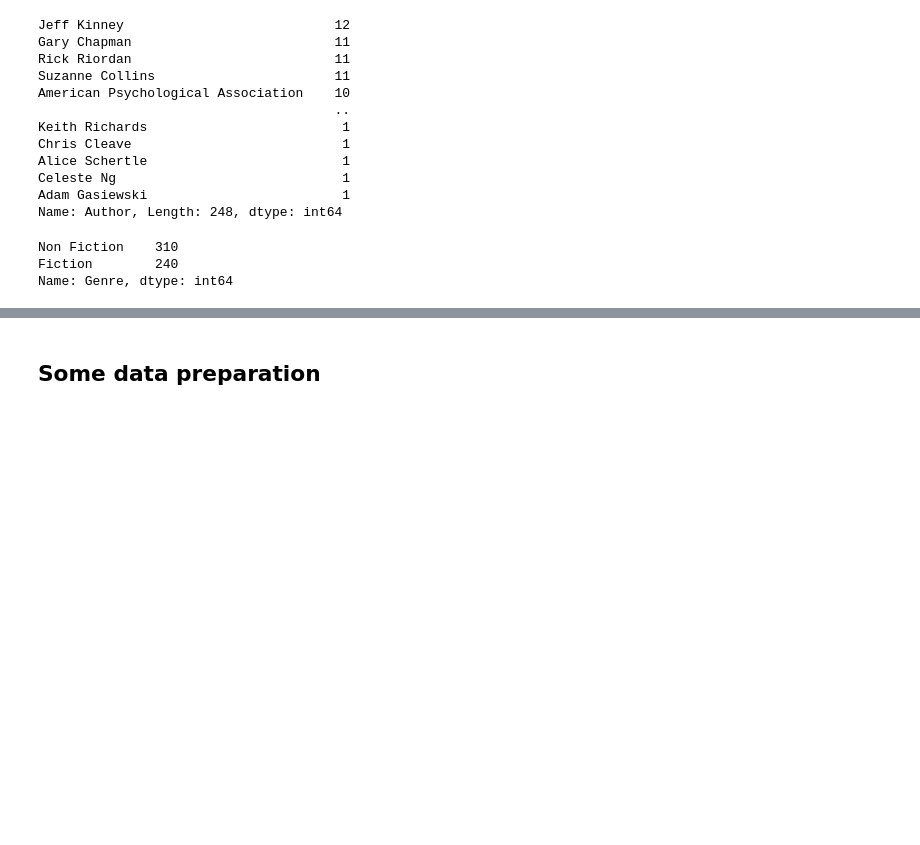
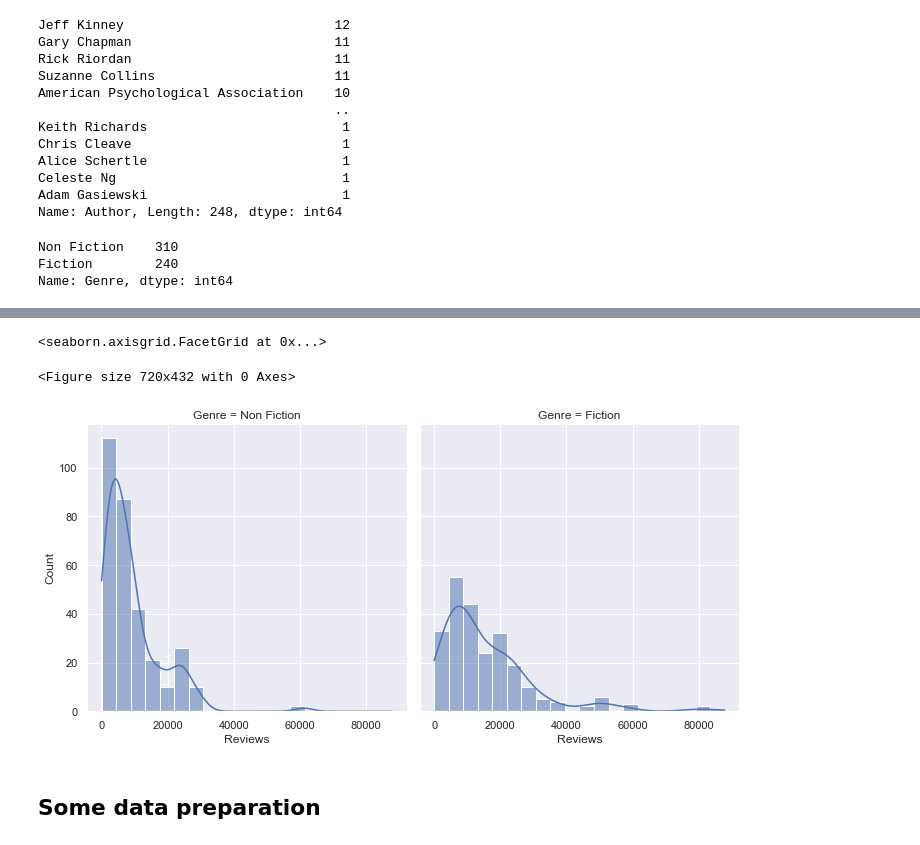
Before and after one commit to IhorLuk/MyPortfolio, a Jupyter notebook: Amazone bestselling books.ipynb, the cells around one changed output, grey strips where cells are left out. Cells and saved outputs as stored; diff of their text form; code cells hidden in the pictures; blank space fills up the shorter version.

```diff
--- a/Amazone bestselling books.ipynb
+++ b/Amazone bestselling books.ipynb
@@ -83,3 +93,10 @@ Name: Genre, dtype: int64
+# %%
+plt.figure(figsize=(10,6))
+sns.displot(data=df,x='Reviews',kde=True,bins=20,col='Genre')
+# %% [output]
+<seaborn.axisgrid.FacetGrid at 0x...>
+<Figure size 720x432 with 0 Axes>
+[figure, added]
 # %% [markdown]
 ## Some data preparation
 # %%
```
Also changed, not shown: parts of 6 cells of this notebook.
